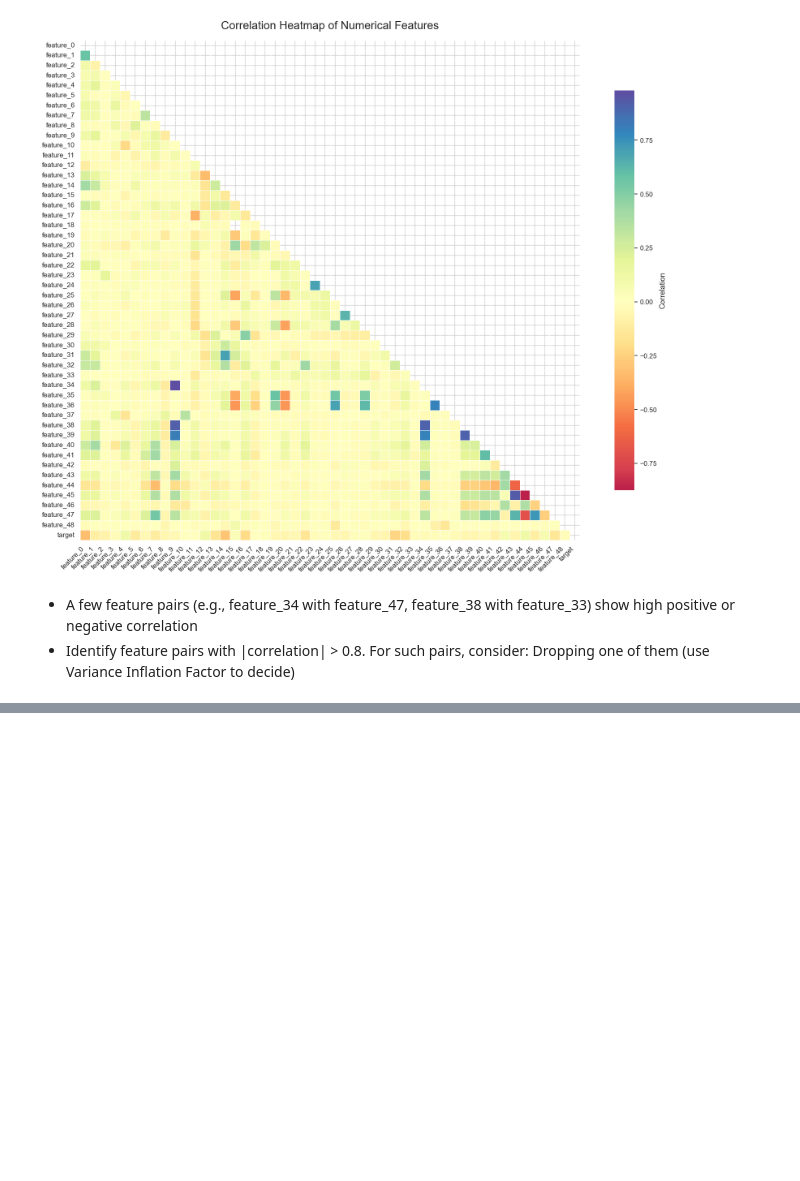
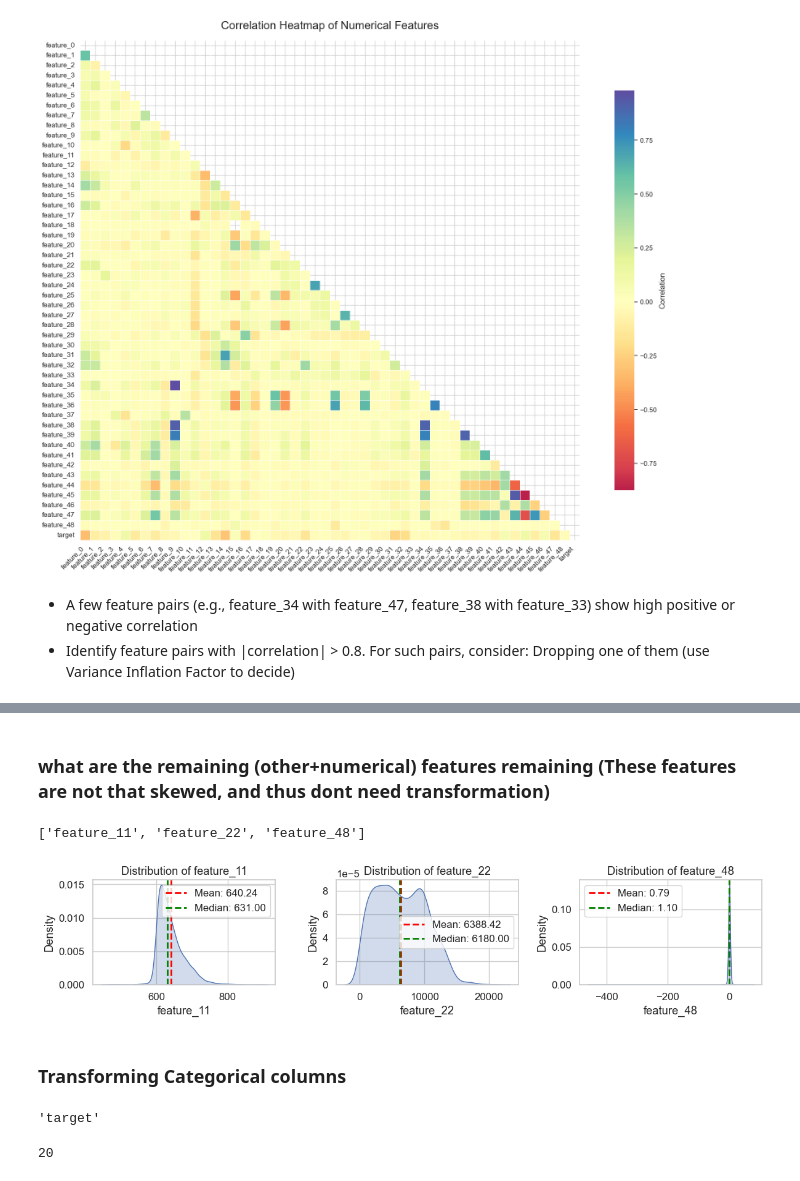
Before and after one commit to Saranyapal21/Spring_Financial, a Jupyter notebook: Notebooks/experiments.ipynb, the cells around one changed output, grey strips where cells are left out. Cells and saved outputs as stored; diff of their text form; code cells hidden in the pictures; blank space fills up the shorter version.

```diff
--- a/Notebooks/experiments.ipynb
+++ b/Notebooks/experiments.ipynb
@@ -529,0 +612,54 @@ plt.show()
+# %% [markdown]
+### what are the remaining (other+numerical) features remaining (These features are not that skewed, and thus dont need transformation)
+# %%
+num_and_oth_feat = []
+
+for col_name in df_copy.columns:
+    if col_name not in qt_features and col_name not in cat_features:
+        num_and_oth_feat.append(col_name)
+
+print(num_and_oth_feat)
+# %% [output]
+['feature_11', 'feature_22', 'feature_48']
+# %%
+#   And the distribution of these features:-
+
+n_features = len(num_and_oth_feat)
+n_cols = 4
+n_rows = (n_features + n_cols - 1) // n_cols
+
+fig, axes = plt.subplots(n_rows, n_cols, figsize=(n_cols * 4, n_rows * 3))
+axes = axes.flatten()
+
+for i, feature in enumerate(num_and_oth_feat):
+    # if feature not in features_set:
+    data = df_copy[feature]
+    mean_val = data.mean()
+    median_val = data.median()
+
+    sns.kdeplot(data=data, fill=True, ax=axes[i])
+    axes[i].axvline(mean_val, color='red', linestyle='--', linewidth=2, label=f'Mean: {mean_val:.2f}')
+    axes[i].axvline(median_val, color='green', linestyle='--', linewidth=2, label=f'Median: {median_val:.2f}')
+
+    axes[i].set_title(f'Distribution of {feature}')
+    axes[i].grid(True)
+    axes[i].legend()
+
+
+for j in range(i + 1, len(axes)):
+    fig.delaxes(axes[j])
+
+plt.tight_layout()
+plt.show()
+# %% [output]
+[figure, added]
+# %% [markdown]
+### Transforming Categorical columns
+# %%
+cat_features.pop()  #   Removing the 'target
+# %% [output]
+'target'
+# %%
+len(cat_features)
+# %% [output]
+20
```
Also changed, not shown: parts of 27 cells of this notebook, 4 other files.
